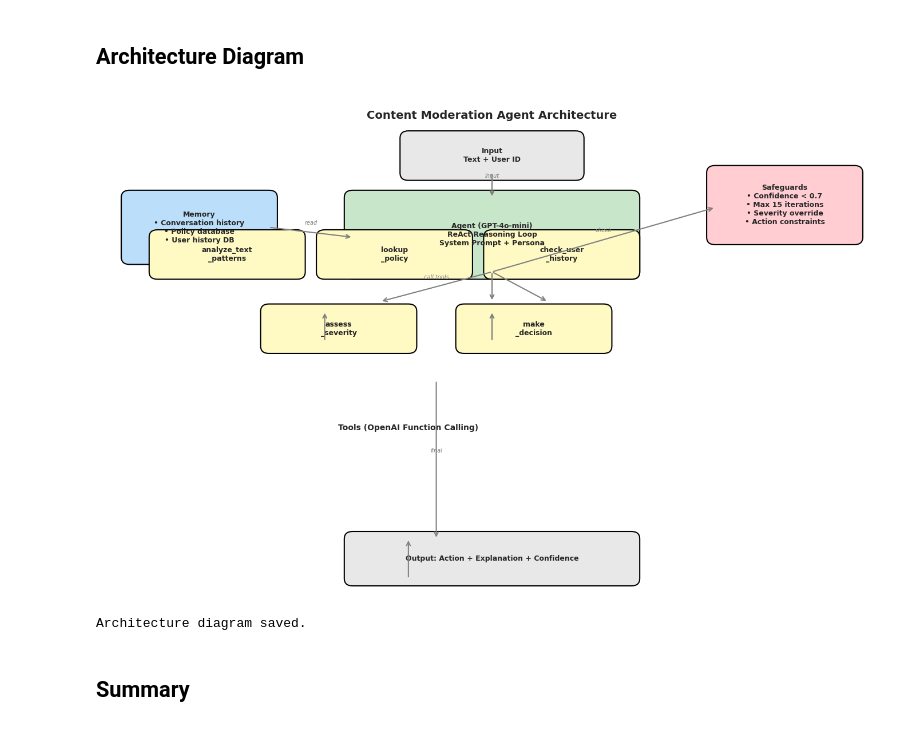
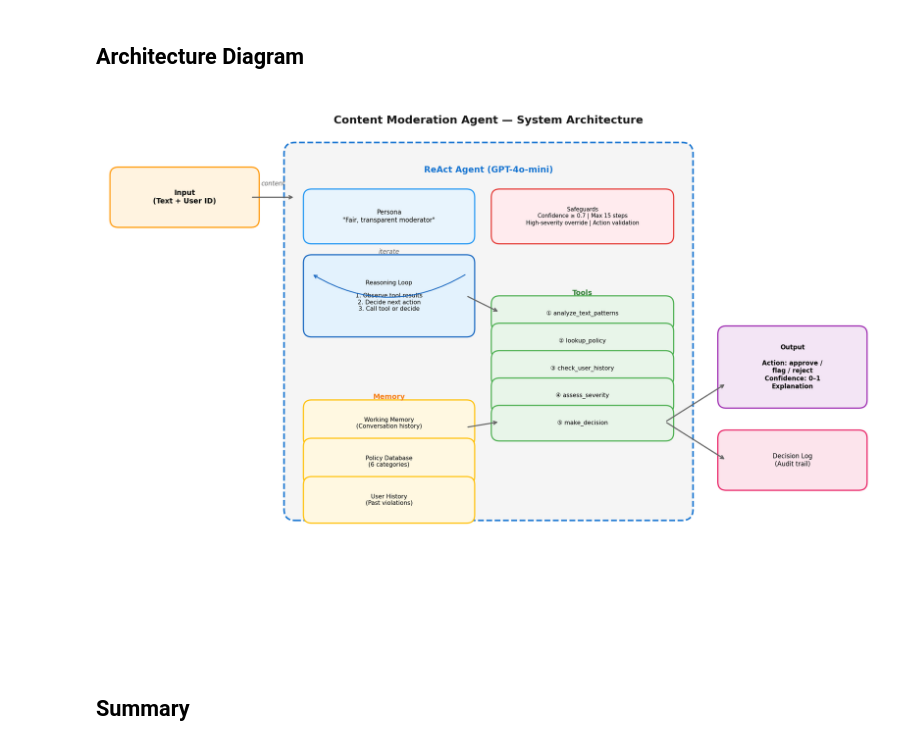
Before and after one commit to mauriziopinto/agentic-moderation-system, a Jupyter notebook: agentic_system.ipynb, the cells around one changed output. Saved outputs shown, nothing was run; the diff lists cells and outputs as text; code cells hidden in the pictures.

Commit message:
Replace diagram generation code with clean pre-made diagram

```diff
--- a/agentic_system.ipynb
+++ b/agentic_system.ipynb
@@ -866,76 +866,11 @@ The agent detected the content partially: `analyze_text_patterns` found no keywo
 This failure case demonstrates two key limitations. First, the rule-based text analysis tool is insufficient for detecting coded or implicit hostility because it relies on explicit keyword matching. Second, the agent's detection relied partly on the user's prior history (one harassment flag), meaning similar content from a user with no history might go undetected. More sophisticated coded language — without the user history signal — would likely pass as approved, representing a false negative that could cause harm on a real platform.
 # %% [markdown]
 ## Architecture Diagram
-# %%
-# Generate architecture diagram
-fig, ax = plt.subplots(1, 1, figsize=(14, 9))
-ax.set_xlim(0, 14)
-ax.set_ylim(0, 10)
-ax.axis("off")
-
-def draw_box(ax, x, y, w, h, text, color, fontsize=9):
-    rect = mpatches.FancyBboxPatch((x, y), w, h, boxstyle="round,pad=0.15",
-                                    facecolor=color, edgecolor="black", linewidth=1.5)
-    ax.add_patch(rect)
-    ax.text(x + w/2, y + h/2, text, ha="center", va="center",
-            fontsize=fontsize, fontweight="bold", wrap=True)
-
-def draw_arrow(ax, x1, y1, x2, y2, label=""):
-    ax.annotate("", xy=(x2, y2), xytext=(x1, y1),
-                arrowprops=dict(arrowstyle="->", lw=1.5, color="gray"))
-    if label:
-        mx, my = (x1+x2)/2, (y1+y2)/2
-        ax.text(mx, my + 0.15, label, ha="center", fontsize=7, color="gray", style="italic")
-
-# Title
-ax.text(7, 9.6, "Content Moderation Agent Architecture", ha="center", fontsize=14, fontweight="bold")
-
-# Input
-draw_box(ax, 5.5, 8.5, 3, 0.7, "Input\nText + User ID", "#E8E8E8")
-
-# Agent
-draw_box(ax, 4.5, 6.5, 5, 1.5, "Agent (GPT-4o-mini)\nReAct Reasoning Loop\nSystem Prompt + Persona", "#C8E6C9")
-
-# Safeguards
-draw_box(ax, 11, 7.2, 2.5, 1.3, "Safeguards\n• Confidence < 0.7\n• Max 15 iterations\n• Severity override\n• Action constraints", "#FFCDD2")
-
-# Memory
-draw_box(ax, 0.5, 6.8, 2.5, 1.2, "Memory\n• Conversation history\n• Policy database\n• User history DB", "#BBDEFB")
-
-# Tools
-tool_y = 3.5
-tool_h = 0.7
-tool_w = 2.5
-draw_box(ax, 1, tool_y + 3*(tool_h+0.3), tool_w, tool_h, "analyze_text\n_patterns", "#FFF9C4")
-draw_box(ax, 4, tool_y + 3*(tool_h+0.3), tool_w, tool_h, "lookup\n_policy", "#FFF9C4")
-draw_box(ax, 7, tool_y + 3*(tool_h+0.3), tool_w, tool_h, "check_user\n_history", "#FFF9C4")
-draw_box(ax, 3, tool_y + 1.5*(tool_h+0.3), tool_w, tool_h, "assess\n_severity", "#FFF9C4")
-draw_box(ax, 6.5, tool_y + 1.5*(tool_h+0.3), tool_w, tool_h, "make\n_decision", "#FFF9C4")
-
-ax.text(5.5, tool_y - 0.2, "Tools (OpenAI Function Calling)", ha="center", fontsize=10, fontweight="bold")
-
-# Output
-draw_box(ax, 4.5, 0.3, 5, 0.8, "Output: Action + Explanation + Confidence", "#E8E8E8")
-
-# Arrows
-draw_arrow(ax, 7, 8.5, 7, 8.0, "input")
-draw_arrow(ax, 7, 6.5, 5, 5.9, "call tools")
-draw_arrow(ax, 7, 6.5, 7, 5.9)
-draw_arrow(ax, 7, 6.5, 8, 5.9)
-draw_arrow(ax, 4, 5.1, 4, 5.7)
-draw_arrow(ax, 7, 5.1, 7, 5.7)
-draw_arrow(ax, 7, 6.5, 11, 7.8, "check")
-draw_arrow(ax, 3, 7.4, 4.5, 7.2, "read")
-draw_arrow(ax, 5.5, 0.3, 5.5, 1.1)
-draw_arrow(ax, 6, 4.3, 6, 1.1, "final")
-
-plt.tight_layout()
-plt.savefig("architecture_diagram.png", dpi=150, bbox_inches="tight")
-plt.show()
-print("Architecture diagram saved.")
-# %% [output]
-[figure, removed]
-Architecture diagram saved.
+# %%
+from IPython.display import Image, display
+display(Image(filename="architecture_diagram.png"))
+# %% [output]
+[figure, added]
 # %% [markdown]
 ## Summary
 # %% [markdown]
```
Also changed, not shown: parts of 3 cells of this notebook.
